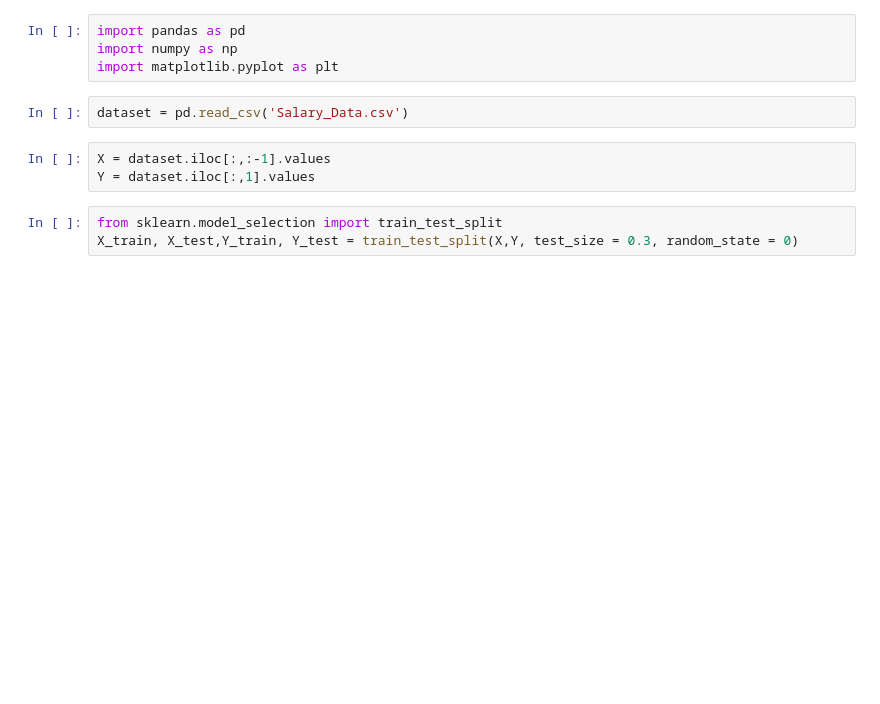
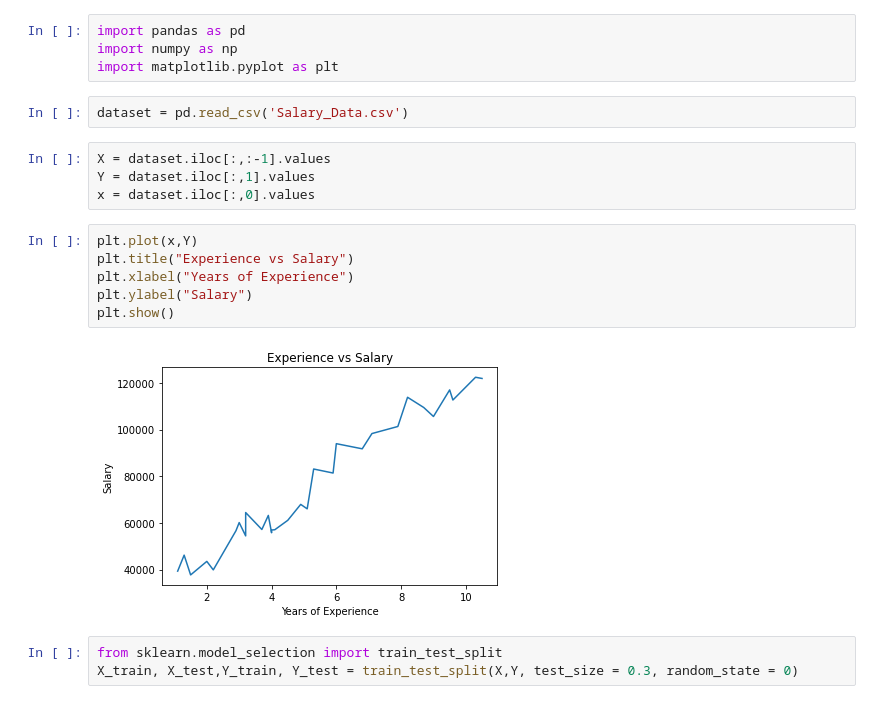
Before and after one commit to thebadaruddinshaikh/ML-Projects, a Jupyter notebook: SLR/Simple Linear Regression.ipynb, the cells around one changed output. Saved outputs shown, nothing was run; the diff lists cells and outputs as text; blank space fills up the shorter version.

Commit message:
Visualized the Data, Revelead the Model

```diff
--- a/SLR/Simple Linear Regression.ipynb
+++ b/SLR/Simple Linear Regression.ipynb
@@ -7,6 +7,15 @@ dataset = pd.read_csv('Salary_Data.csv')
 # %%
 X = dataset.iloc[:,:-1].values
 Y = dataset.iloc[:,1].values
+x = dataset.iloc[:,0].values
+# %%
+plt.plot(x,Y)
+plt.title("Experience vs Salary")
+plt.xlabel("Years of Experience")
+plt.ylabel("Salary")
+plt.show()
+# %% [output]
+[figure, added]
 # %%
 from sklearn.model_selection import train_test_split
 X_train, X_test,Y_train, Y_test = train_test_split(X,Y, test_size = 0.3, random_state = 0)
```
Also changed, not shown: parts of 3 cells of this notebook.
